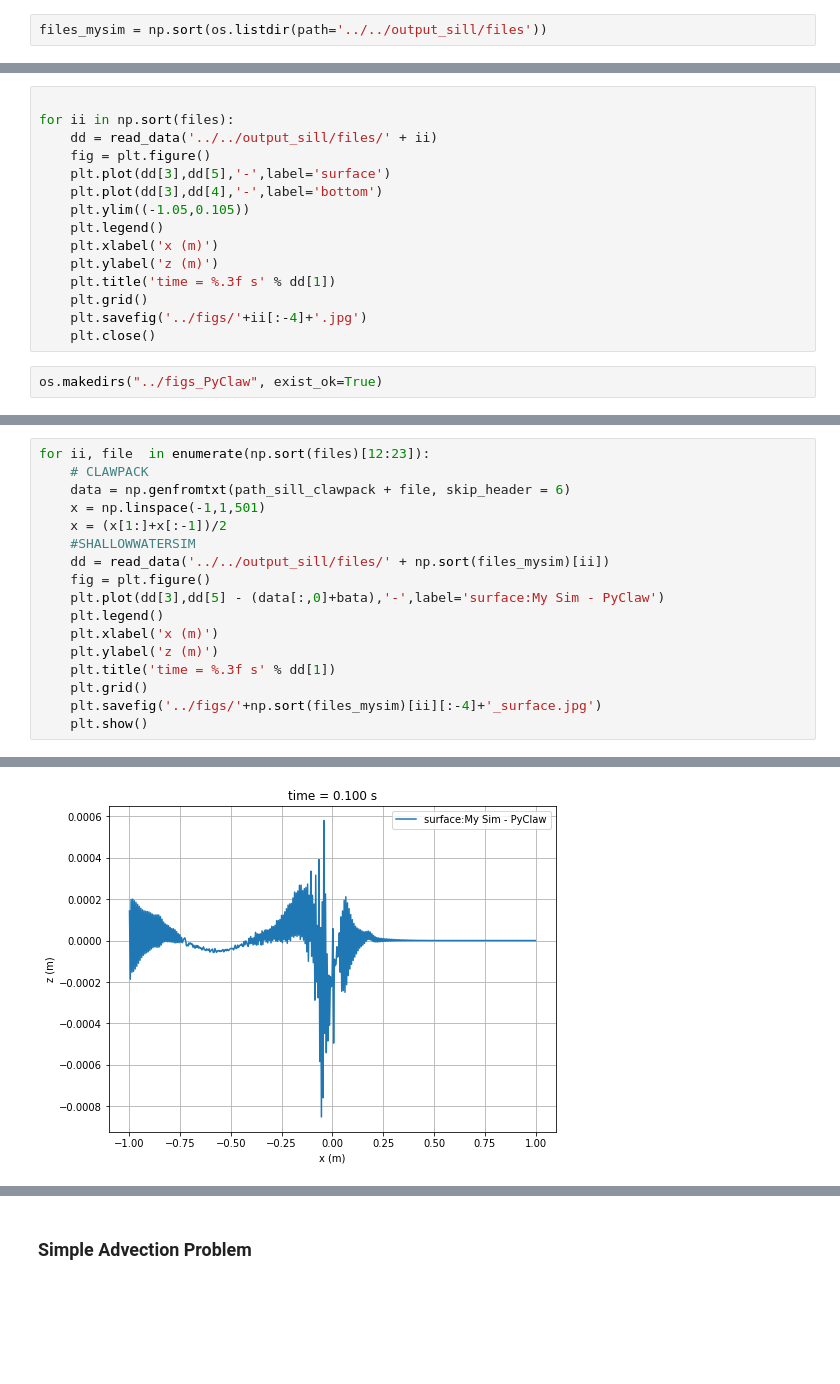
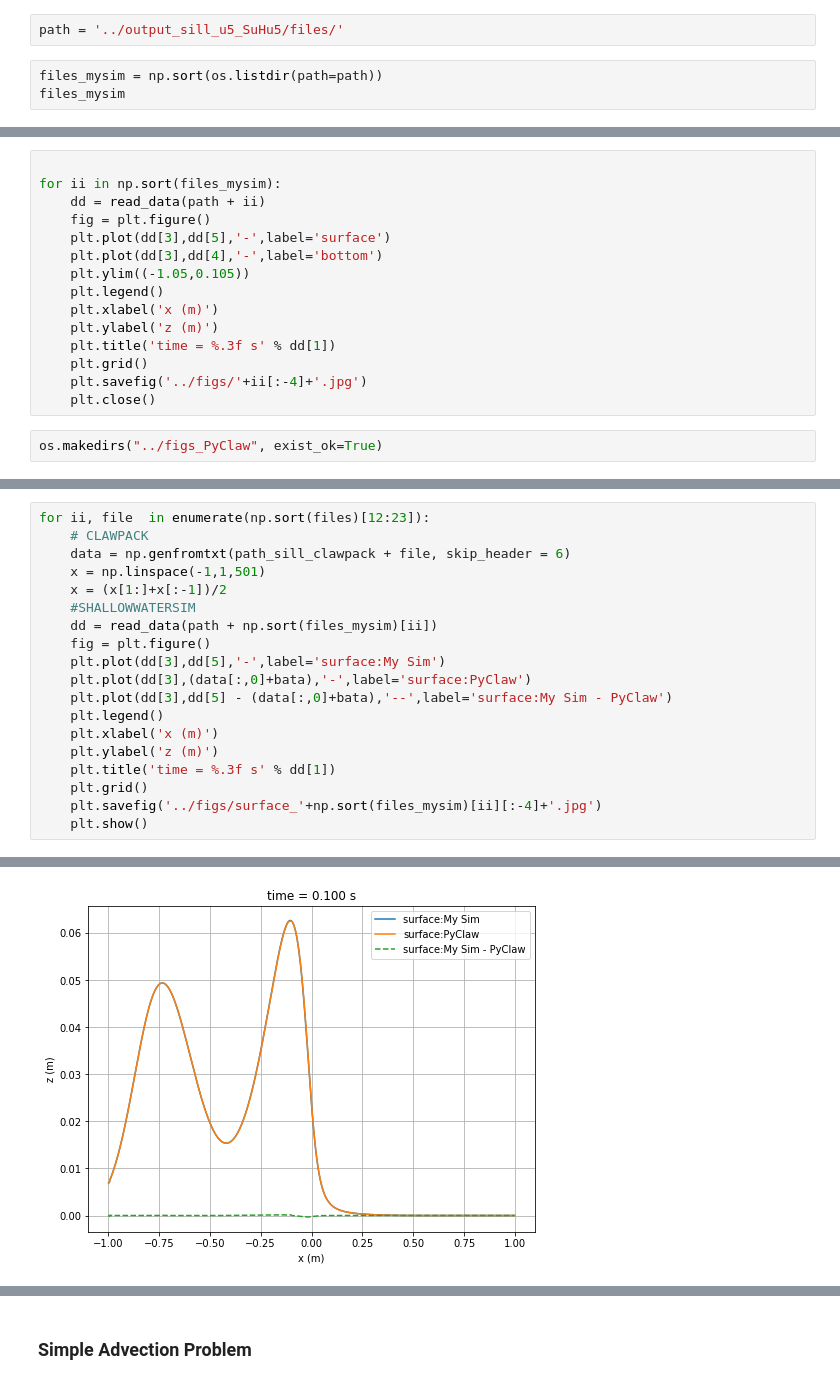
Before and after one commit to sirpipat/tsunami-modelling, a Jupyter notebook: src/NewGround.ipynb, the cells around one changed output, grey strips where cells are left out. Drawn from its saved outputs; the diff is of its cells as text; blank space fills up the shorter version.

```diff
--- a/src/NewGround.ipynb
+++ b/src/NewGround.ipynb
@@ -227,2 +177,5 @@ plot_step_004977.pdf  plot_step_011250.pdf
+# %%
+path = '../output_sill_u5_SuHu5/files/'
 # %%
-files_mysim = np.sort(os.listdir(path='../../output_sill/files'))
+files_mysim = np.sort(os.listdir(path=path))
+files_mysim
@@ -229,7 +187,7 @@ files_mysim = np.sort(os.listdir(path='../../output_sill/files'))
 # %%
 
-for ii in np.sort(files):
-    dd = read_data('../../output_sill/files/' + ii)
+for ii in np.sort(files_mysim):
+    dd = read_data(path + ii)
     fig = plt.figure()
     plt.plot(dd[3],dd[5],'-',label='surface')
     plt.plot(dd[3],dd[4],'-',label='bottom')
@@ -280,14 +230,16 @@ for ii, file  in enumerate(np.sort(files)[12:23]):
     x = np.linspace(-1,1,501)
     x = (x[1:]+x[:-1])/2
     #SHALLOWWATERSIM
-    dd = read_data('../../output_sill/files/' + np.sort(files_mysim)[ii])
+    dd = read_data(path + np.sort(files_mysim)[ii])
     fig = plt.figure()
-    plt.plot(dd[3],dd[5] - (data[:,0]+bata),'-',label='surface:My Sim - PyClaw')
+    plt.plot(dd[3],dd[5],'-',label='surface:My Sim')
+    plt.plot(dd[3],(data[:,0]+bata),'-',label='surface:PyClaw')
+    plt.plot(dd[3],dd[5] - (data[:,0]+bata),'--',label='surface:My Sim - PyClaw')
     plt.legend()
     plt.xlabel('x (m)')
     plt.ylabel('z (m)')
     plt.title('time = %.3f s' % dd[1])
     plt.grid()
-    plt.savefig('../figs/'+np.sort(files_mysim)[ii][:-4]+'_surface.jpg')
+    plt.savefig('../figs/surface_'+np.sort(files_mysim)[ii][:-4]+'.jpg')
     plt.show()
 # %% [output]
@@ -295 +247 @@ for ii, file  in enumerate(np.sort(files)[12:23]):
-[figure, old version]
+[figure, new version]
```
Also changed, not shown: parts of 49 cells of this notebook, 2 other files.
